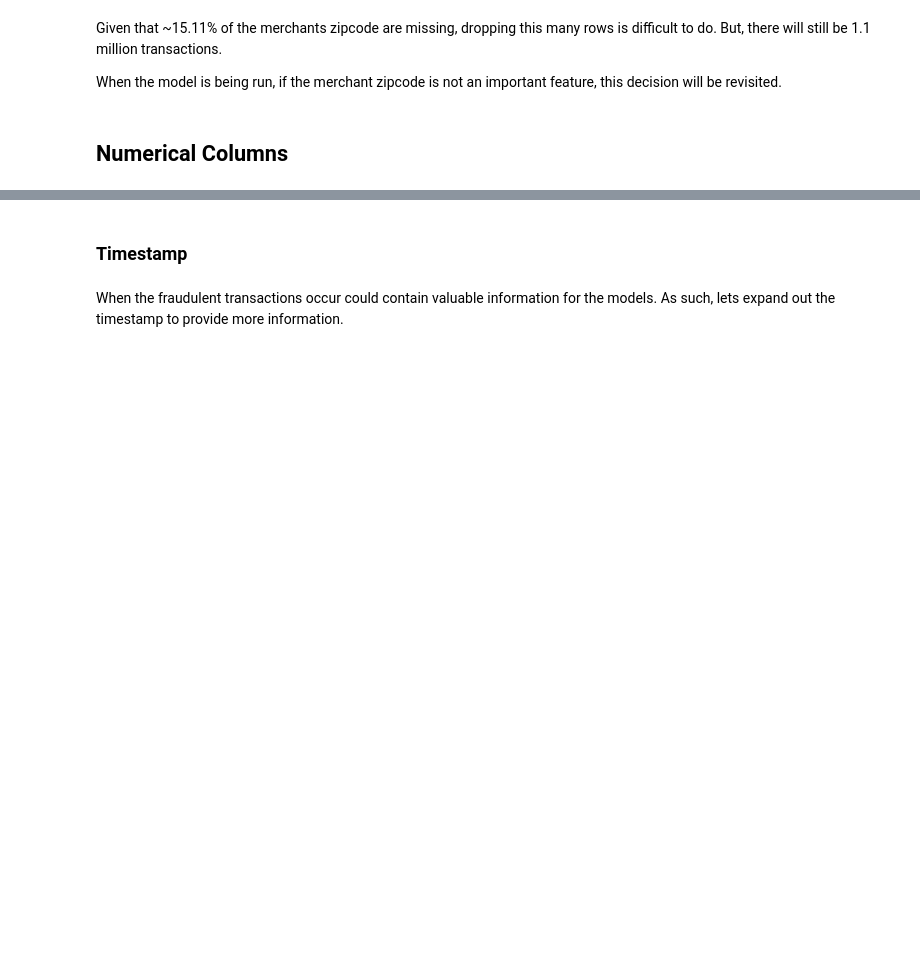
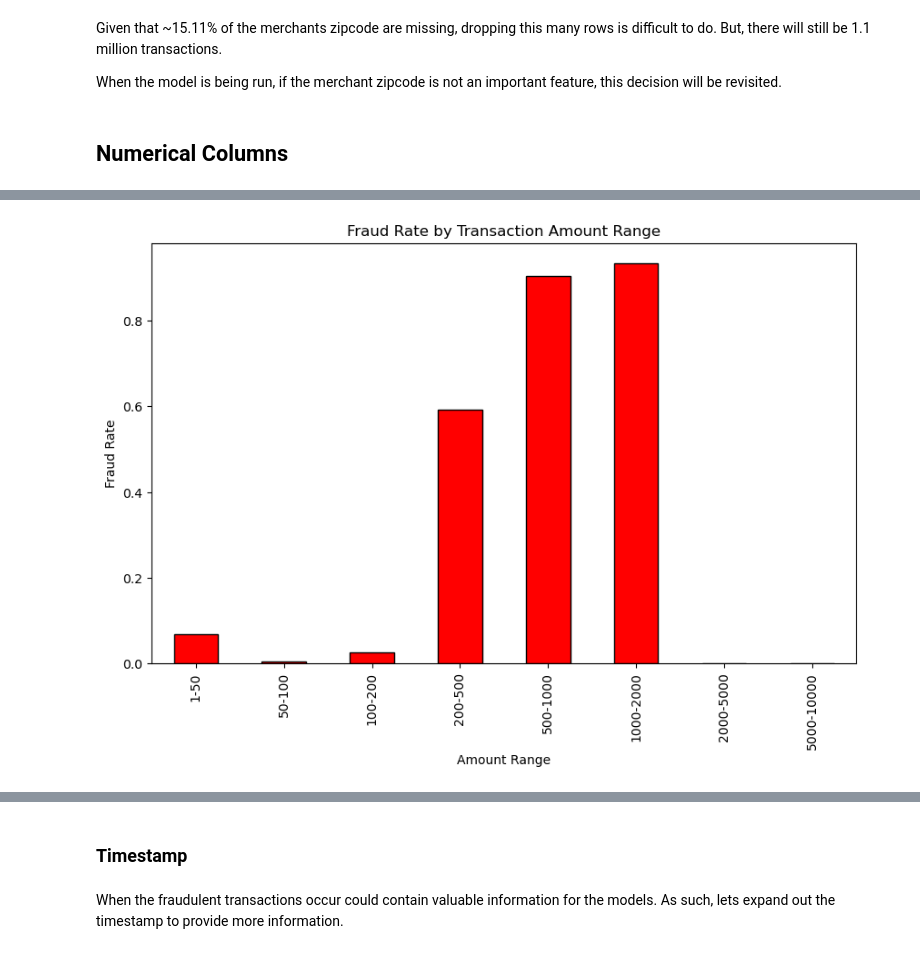
Before and after one commit to evan-rosenbaum1/credit_card_transactions_fraud_detection_and_analysis, a Jupyter notebook: credit_card_transactions_fraud_detection_and_analysis.ipynb, the cells around one changed output, grey strips where cells are left out. Drawn from its saved outputs; the diff is of its cells as text; code cells hidden in the pictures; blank space fills up the shorter version.

```diff
--- a/credit_card_transactions_fraud_detection_and_analysis.ipynb
+++ b/credit_card_transactions_fraud_detection_and_analysis.ipynb
@@ -148,0 +188,20 @@ cc_df.describe()
+# %%
+# Define bins for transaction amounts
+bins = [1, 50, 100, 200, 500, 1000, 2000, 5000, 10000]
+labels = ['1-50', '50-100', '100-200', '200-500', '500-1000', '1000-2000', '2000-5000', '5000-10000']
+
+# Add a new column to classify amounts into ranges
+cc_df['amt_range'] = pd.cut(cc_df['amt'], bins=bins, labels=labels)
+
+# Group by amount range and calculate the fraud rate
+fraud_rate_by_range = cc_df.groupby('amt_range')['is_fraud'].mean()
+
+# Plot the fraud rate by amount range
+plt.figure(figsize=(10, 6))
+fraud_rate_by_range.plot(kind='bar', color='red', edgecolor='black')
+plt.title('Fraud Rate by Transaction Amount Range')
+plt.xlabel('Amount Range')
+plt.ylabel('Fraud Rate')
+plt.show()
+# %% [output]
+[figure, added]
```
Also changed, not shown: parts of 54 cells of this notebook, 1 other file.
